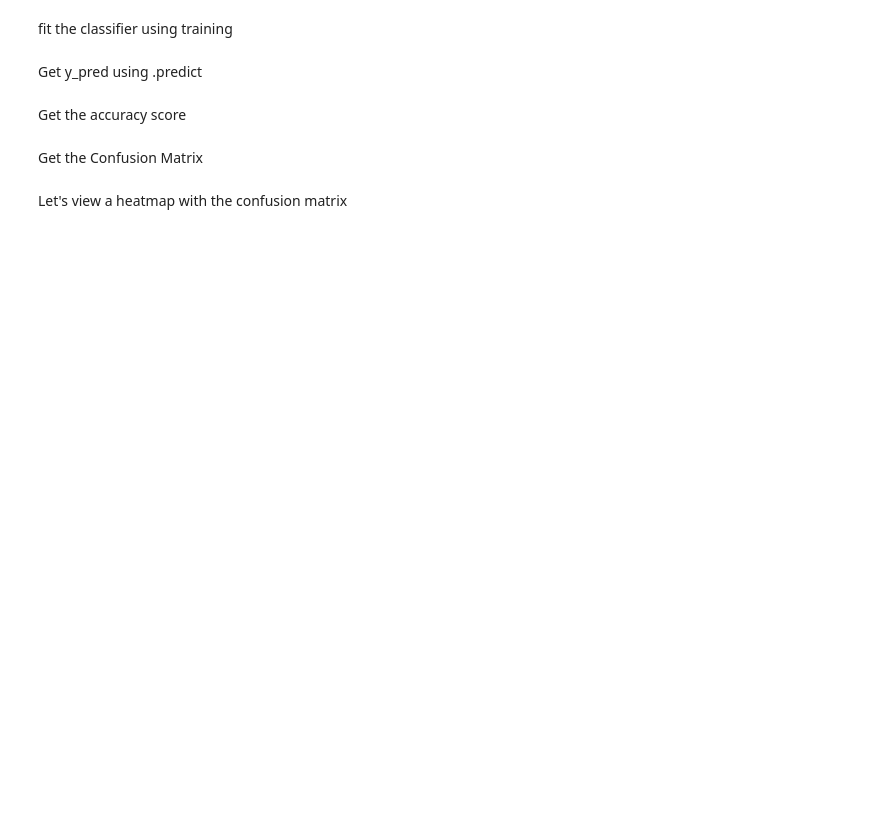
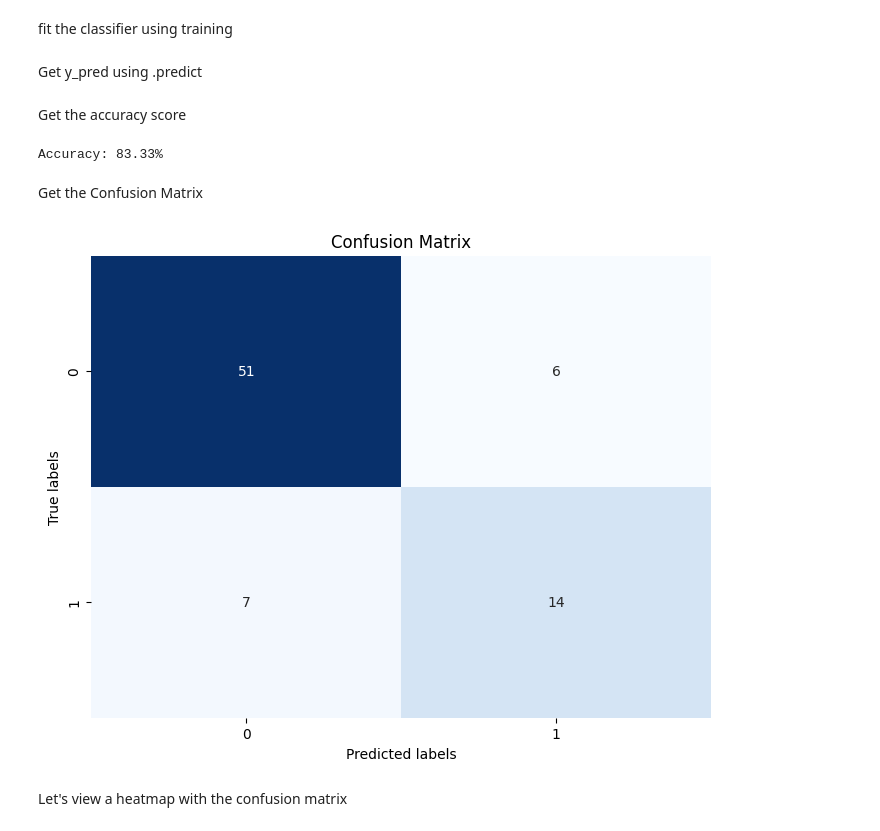
Before and after one commit to ShanewalshGit/UIDevLab8, a Jupyter notebook: Neural Network Exercise.ipynb, the cells around one changed output. Saved outputs shown, nothing was run; the diff lists cells and outputs as text; code cells hidden in the pictures; blank space fills up the shorter version.

```diff
--- a/Neural Network Exercise.ipynb
+++ b/Neural Network Exercise.ipynb
@@ -37,6 +102,17 @@ confusion_matrix
 Set the variables X and y by picking the columns as discussed above
 
 Do a train_test_split, use a fixed random_state and make the test_size be 25%
+# %%
+X = spine_data.iloc[:, :-1]
+y = spine_data.iloc[:, -1]
+
+# Split the data into training and testing sets
+X_train, X_test, y_train, y_test = train_test_split(X, y, test_size=0.25, random_state=42)
+
+# Scale the features
+scaler = StandardScaler()
+X_train_scaled = scaler.fit_transform(X_train)
+X_test_scaled = scaler.transform(X_test)
 # %% [markdown]
 Now lets use MLPClassifier from sklearn
 
@@ -49,0 +124,18 @@ MLPClassifier?
+# %%
+from sklearn.neural_network import MLPClassifier
+MLPClassifier?
+
+# Use a Multi-layer Perceptron classifier for 3 hidden layers with 100 units each, set tol to 0.set tol=0.000000001 and use solver 'sgd'
+mlp = MLPClassifier(hidden_layer_sizes=(100, 100, 100), max_iter=1000, tol=0.000000001, solver='sgd', random_state=42)
+
+# Fit the model
+mlp.fit(X_train_scaled, y_train)
+
+# Predict the test set
+y_pred = mlp.predict(X_test_scaled)
+
+# Analyze the results
+from sklearn.metrics import classification_report, confusion_matrix
+
+print(confusion_matrix(y_test, y_pred))
+print(classification_report(y_test, y_pred))
@@ -53,8 +173,32 @@ fit the classifier using training
 Get y_pred using .predict
 # %% [markdown]
 Get the accuracy score
+# %%
+# Get accuracy score
+from sklearn.metrics import accuracy_score
+
+accuracy = accuracy_score(y_test, y_pred)
+print("Accuracy: {:.2f}%".format(accuracy * 100))
+# %% [output]
+Accuracy: 83.33%
 # %% [markdown]
 Get the Confusion Matrix
+# %%
+# Confusion Matrix
+
+from sklearn.metrics import confusion_matrix
+import seaborn as sns
+
+cm = confusion_matrix(y_test, y_pred)
+
+plt.figure(figsize=(8, 6))
+sns.heatmap(cm, annot=True, cmap='Blues', fmt='d', cbar=False)
+plt.xlabel('Predicted labels')
+plt.ylabel('True labels')
+plt.title('Confusion Matrix')
+plt.show()
+# %% [output]
+[figure, added]
 # %% [markdown]
 Let's view a heatmap with the confusion matrix
 # %%
```
Also changed, not shown: parts of 38 cells of this notebook.
